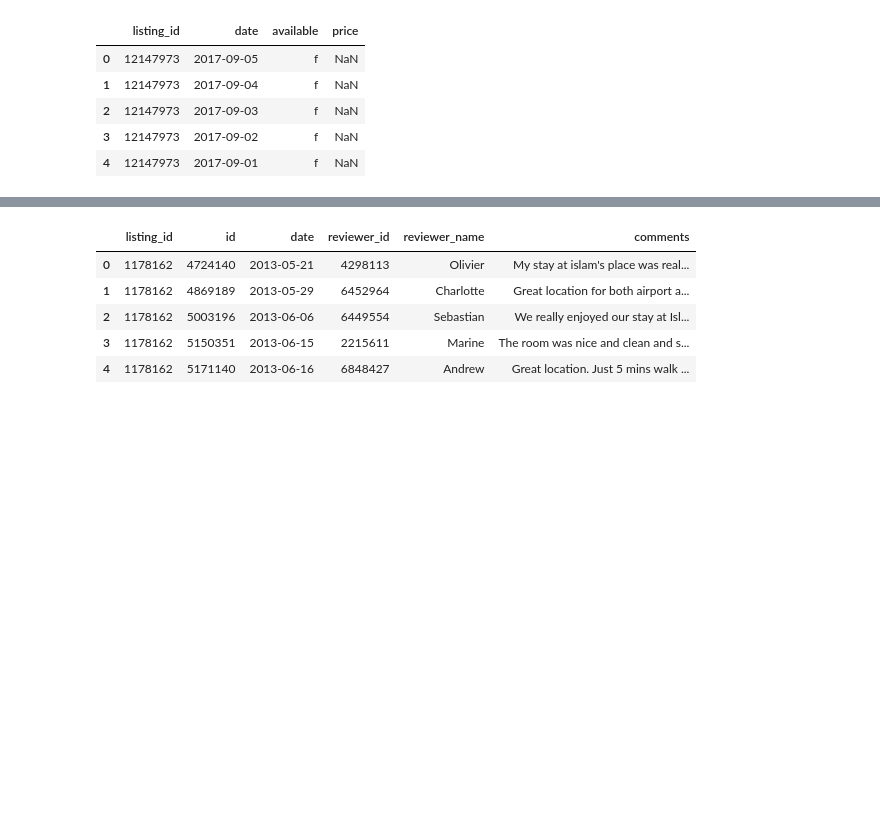
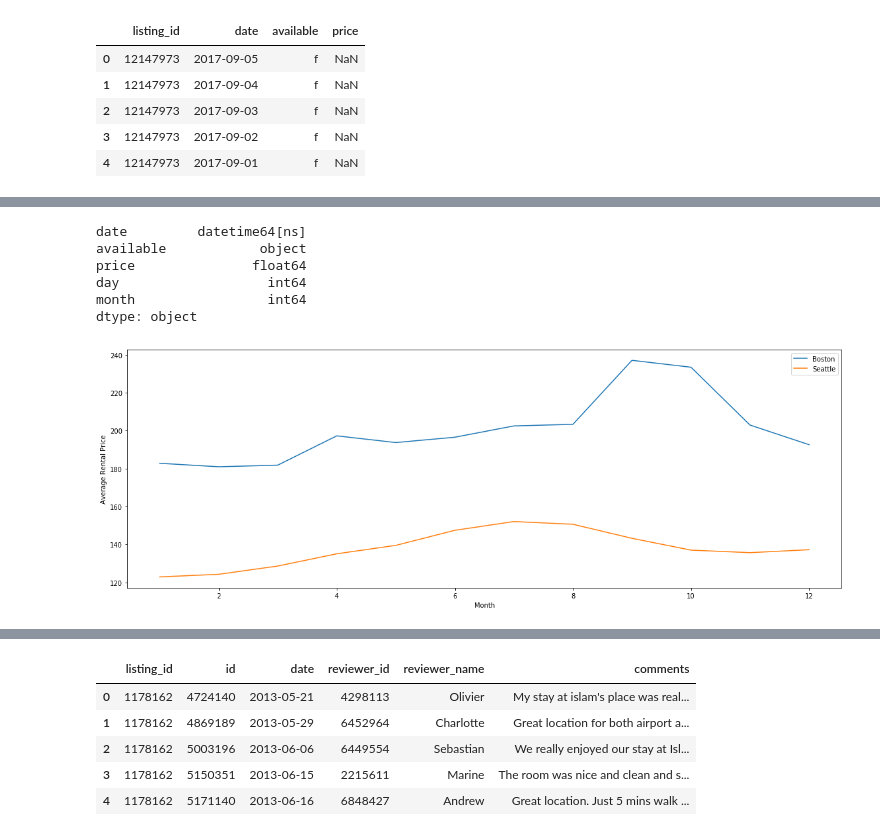
Before and after one commit to vasilyor/DataScienceBlogPost, a Jupyter notebook: DataScienceBlogPost.ipynb, the cells around one changed output, grey strips where cells are left out. Cells and saved outputs as stored; diff of their text form; code cells hidden in the pictures; blank space fills up the shorter version.

```diff
--- a/DataScienceBlogPost.ipynb
+++ b/DataScienceBlogPost.ipynb
@@ -85,0 +125,45 @@ df_b_cal.head()
+# %%
+df_s_cal.dtypes
+# %% [output]
+date         datetime64[ns]
+available            object
+price               float64
+day                   int64
+month                 int64
+dtype: object
+# %%
+#Function for converting 'date' to datetime64 type and 'price' to float64, then creating visualisation for how prices
+#are going based on day/month of the year
+
+def clean_astype_date(df, price_per_day, price_per_month):
+    df["date"] = df["date"].astype("datetime64")
+    df= df[df.columns[1:]].replace('[\$,]', '', regex=True)
+    df['price'] = df['price'].astype('float64')
+
+    df['day'] = df['date'].map(lambda x: x.timetuple().tm_yday)
+    df['month'] = df['date'].map(lambda x: x.timetuple().tm_mon)
+
+    # Average price per day of the year
+    price_per_day = df.drop(['month'],axis=1).groupby('day').mean()
+    # Average price per month of the year
+    price_per_month = df.drop(['day'],axis=1).groupby('month').mean()
+
+    return df, price_per_day, price_per_month
+# %%
+#Boston
+df_b_cal, price_per_day_b, price_per_month_b  = clean_astype_date(df_b_cal, price_per_day_b, price_per_month_b)
+# %%
+#Seattle
+df_s_cal, price_per_day_s, price_per_month_s  = clean_astype_date(df_s_cal, price_per_day_s, price_per_month_s)
+# %%
+#Visualisation for how prices are changing based on month of the year
+
+fig = plt.figure(figsize=(15,5))
+ax = fig.add_axes([0,0,1,1])
+ax.plot(price_per_month_b['price'], label='Boston')
+ax.plot(price_per_month_s['price'], label='Seattle')
+ax.legend()
+ax.set_xlabel('Month')
+ax.set_ylabel('Average Rental Price');
+# %% [output]
+[figure, added]
```
Also changed, not shown: parts of 77 cells of this notebook.
